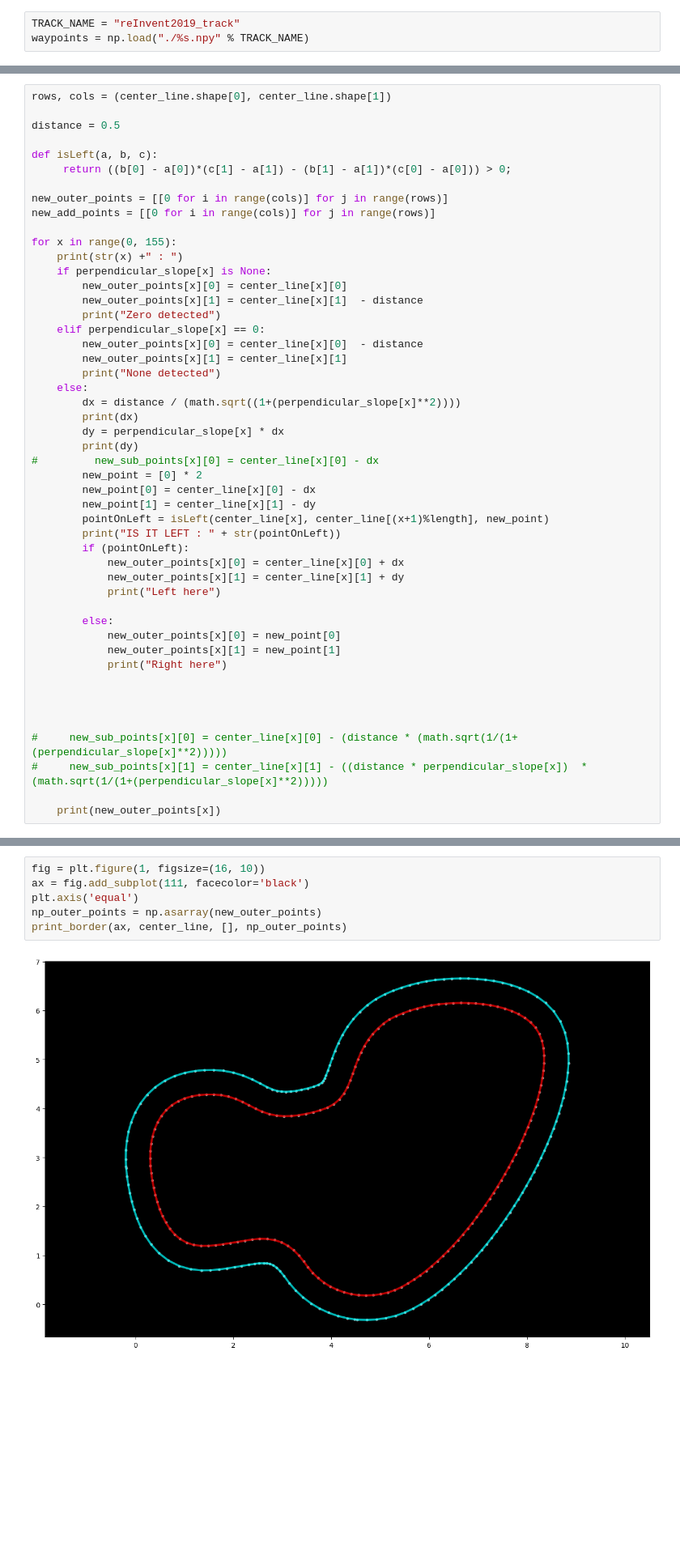
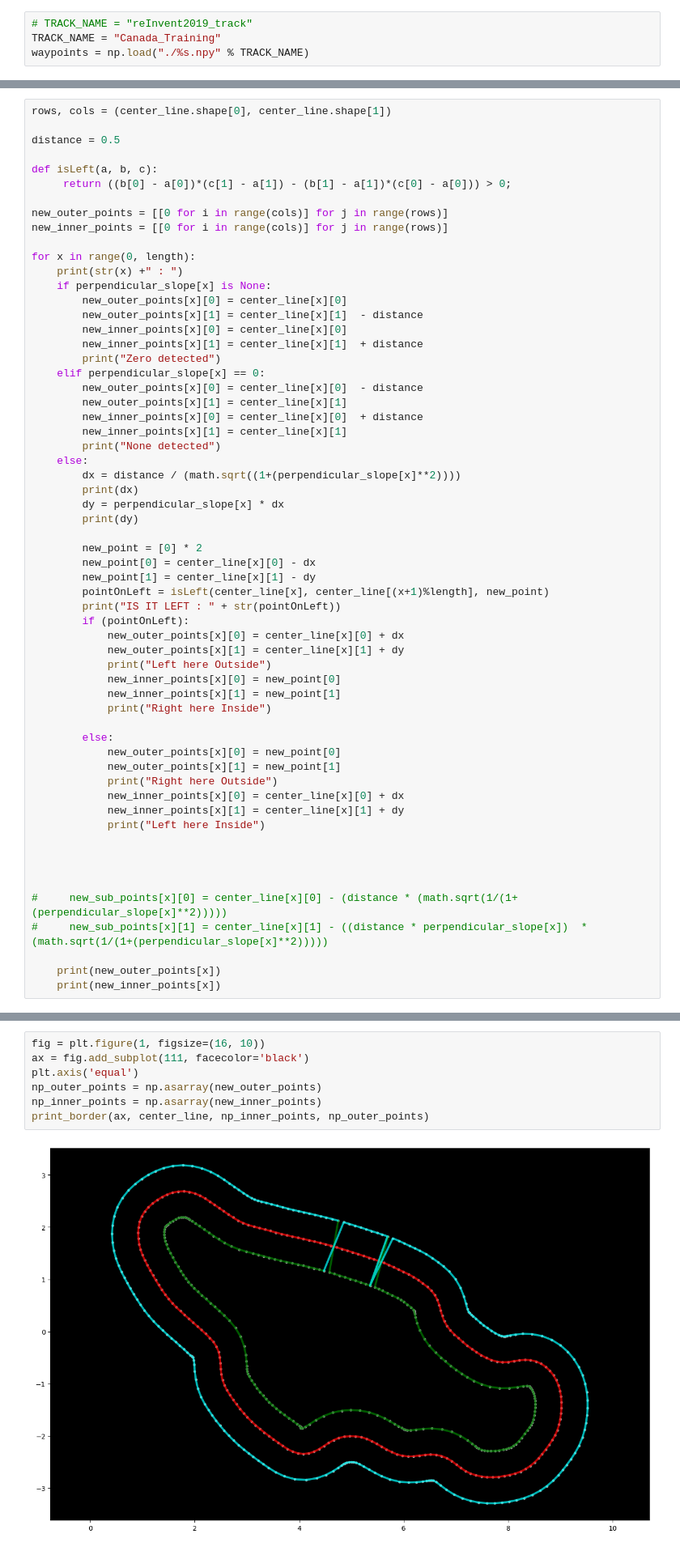
Before and after one commit to Neel-Dandiwala/Path-Optimisation-Algorithm, a Jupyter notebook: Points_Finder.ipynb, the cells around one changed output, grey strips where cells are left out. Shown at 81% size. Drawn from its saved outputs; the diff is of its cells as text; blank space fills up the shorter version.

Commit message:
inner track successful

```diff
--- a/Points_Finder.ipynb
+++ b/Points_Finder.ipynb
@@ -6,7 +6,8 @@ import pandas as pd
 import matplotlib.pyplot as plt
 import math
 # %%
-TRACK_NAME = "reInvent2019_track"
+# TRACK_NAME = "reInvent2019_track"
+TRACK_NAME = "Canada_Training"
 waypoints = np.load("./%s.npy" % TRACK_NAME)
 # %%
 center_line = waypoints[:,0:2]
@@ -139,24 +140,28 @@ def isLeft(a, b, c):
      return ((b[0] - a[0])*(c[1] - a[1]) - (b[1] - a[1])*(c[0] - a[0])) > 0;
 
 new_outer_points = [[0 for i in range(cols)] for j in range(rows)]
-new_add_points = [[0 for i in range(cols)] for j in range(rows)]
+new_inner_points = [[0 for i in range(cols)] for j in range(rows)]
 
-for x in range(0, 155):
+for x in range(0, length):
     print(str(x) +" : ")
     if perpendicular_slope[x] is None:
         new_outer_points[x][0] = center_line[x][0]
         new_outer_points[x][1] = center_line[x][1]  - distance
+        new_inner_points[x][0] = center_line[x][0]
+        new_inner_points[x][1] = center_line[x][1]  + distance
         print("Zero detected")
     elif perpendicular_slope[x] == 0:
         new_outer_points[x][0] = center_line[x][0]  - distance
         new_outer_points[x][1] = center_line[x][1]
+        new_inner_points[x][0] = center_line[x][0]  + distance
+        new_inner_points[x][1] = center_line[x][1]
         print("None detected")
     else:
         dx = distance / (math.sqrt((1+(perpendicular_slope[x]**2))))
         print(dx)
         dy = perpendicular_slope[x] * dx
         print(dy)
-#         new_sub_points[x][0] = center_line[x][0] - dx
+
         new_point = [0] * 2
         new_point[0] = center_line[x][0] - dx
         new_point[1] = center_line[x][1] - dy
@@ -165,12 +170,18 @@ for x in range(0, 155):
         if (pointOnLeft):
             new_outer_points[x][0] = center_line[x][0] + dx
             new_outer_points[x][1] = center_line[x][1] + dy
-            print("Left here")
+            print("Left here Outside")
+            new_inner_points[x][0] = new_point[0]
+            new_inner_points[x][1] = new_point[1]
+            print("Right here Inside")
 
         else:
             new_outer_points[x][0] = new_point[0]
             new_outer_points[x][1] = new_point[1]
-            print("Right here")
+            print("Right here Outside")
+            new_inner_points[x][0] = center_line[x][0] + dx
+            new_inner_points[x][1] = center_line[x][1] + dy
+            print("Left here Inside")
 
 
 
@@ -179,5 +190,6 @@ for x in range(0, 155):
 #     new_sub_points[x][1] = center_line[x][1] - ((distance * perpendicular_slope[x])  * (math.sqrt(1/(1+(perpendicular_slope[x]**2)))))
 
     print(new_outer_points[x])
+    print(new_inner_points[x])
 # %% [output]
 0 :
@@ -200,8 +212,9 @@ Right here
 # %%
 fig = plt.figure(1, figsize=(16, 10))
 ax = fig.add_subplot(111, facecolor='black')
 plt.axis('equal')
 np_outer_points = np.asarray(new_outer_points)
-print_border(ax, center_line, [], np_outer_points)
+np_inner_points = np.asarray(new_inner_points)
+print_border(ax, center_line, np_inner_points, np_outer_points)
 # %% [output]
-[figure, old version]
+[figure, new version]
```
Also changed, not shown: parts of 8 cells of this notebook, 1 other file.
